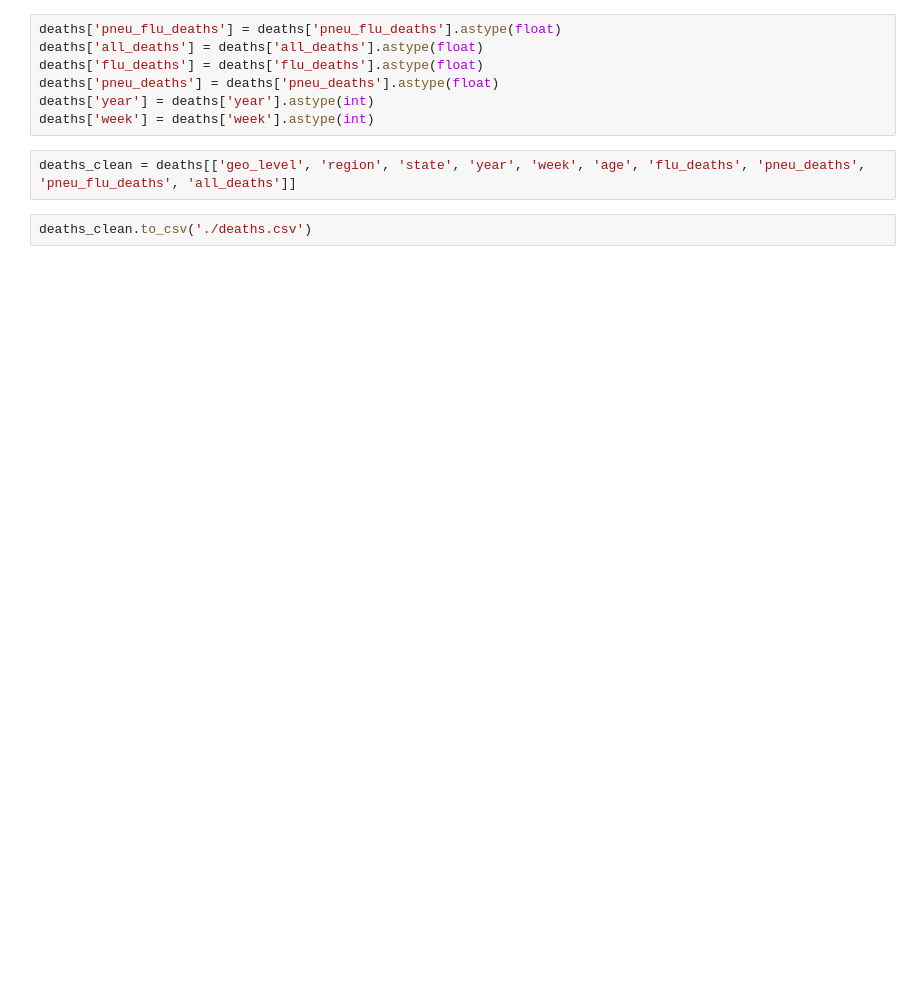
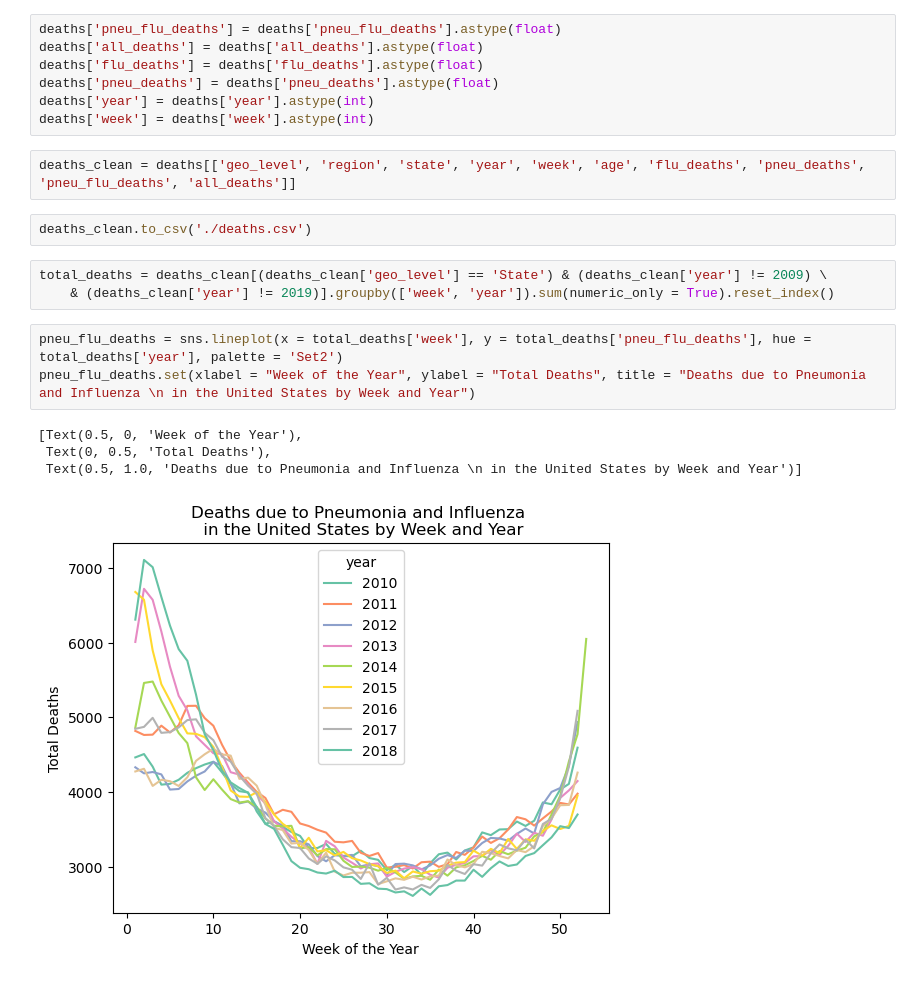
Before and after one commit to LotusEat3r/Project, a Jupyter notebook: Project_Data_init.ipynb, the cells around one changed output. Cells and saved outputs as stored; diff of their text form; blank space fills up the shorter version.

Commit message:
Created data visualization and saved the image to the repository

```diff
--- a/Project_Data_init.ipynb
+++ b/Project_Data_init.ipynb
@@ -184,3 +187,14 @@ deaths['week'] = deaths['week'].astype(int)
 deaths_clean = deaths[['geo_level', 'region', 'state', 'year', 'week', 'age', 'flu_deaths', 'pneu_deaths', 'pneu_flu_deaths', 'all_deaths']]
 # %%
 deaths_clean.to_csv('./deaths.csv')
+# %%
+total_deaths = deaths_clean[(deaths_clean['geo_level'] == 'State') & (deaths_clean['year'] != 2009) \
+    & (deaths_clean['year'] != 2019)].groupby(['week', 'year']).sum(numeric_only = True).reset_index()
+# %%
+pneu_flu_deaths = sns.lineplot(x = total_deaths['week'], y = total_deaths['pneu_flu_deaths'], hue = total_deaths['year'], palette = 'Set2')
+pneu_flu_deaths.set(xlabel = "Week of the Year", ylabel = "Total Deaths", title = "Deaths due to Pneumonia and Influenza \n in the United States by Week and Year")
+# %% [output]
+[Text(0.5, 0, 'Week of the Year'),
+ Text(0, 0.5, 'Total Deaths'),
+ Text(0.5, 1.0, 'Deaths due to Pneumonia and Influenza \n in the United States by Week and Year')]
+[figure, added]
```
Also changed, not shown: parts of 5 cells of this notebook, 1 other file.
